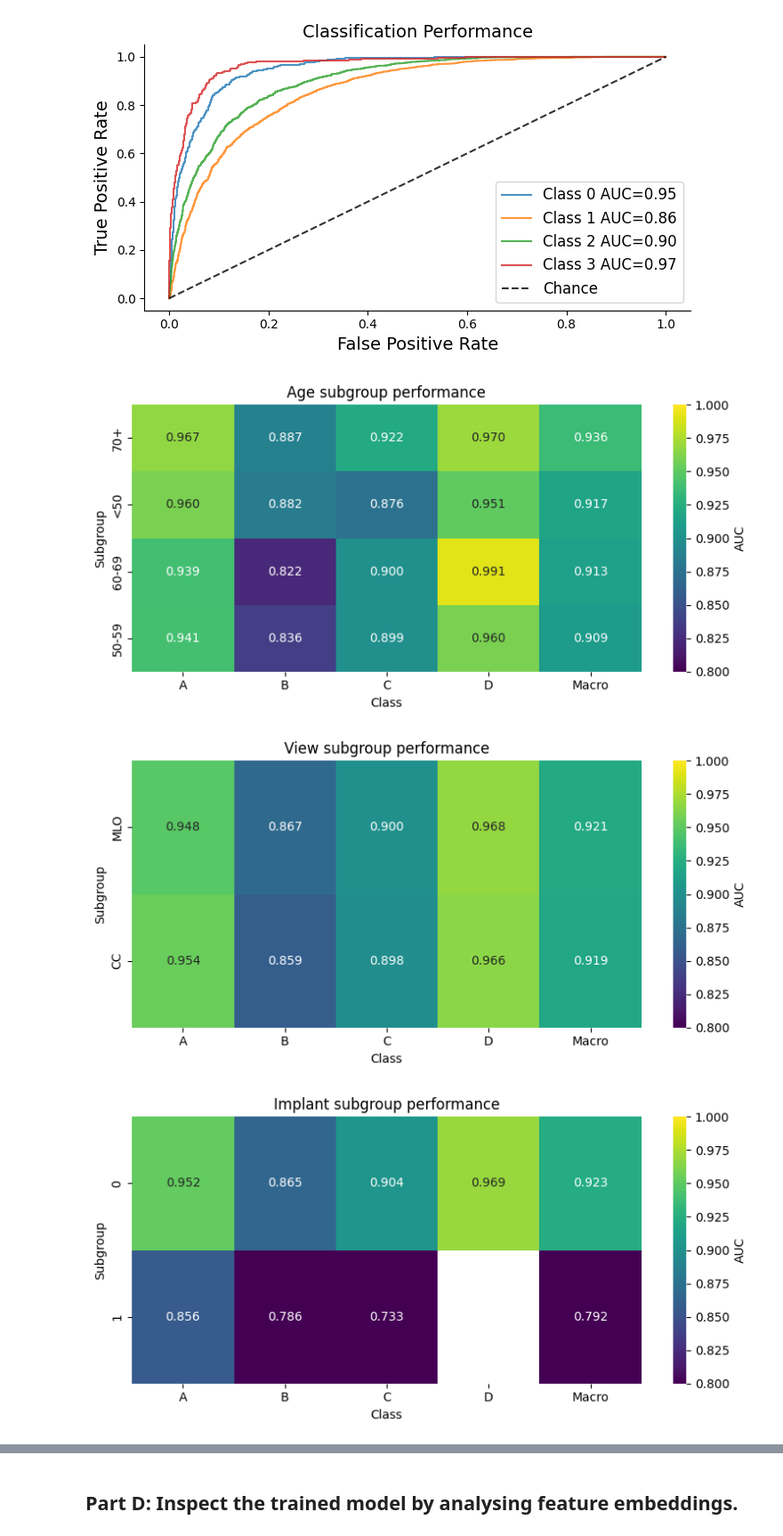
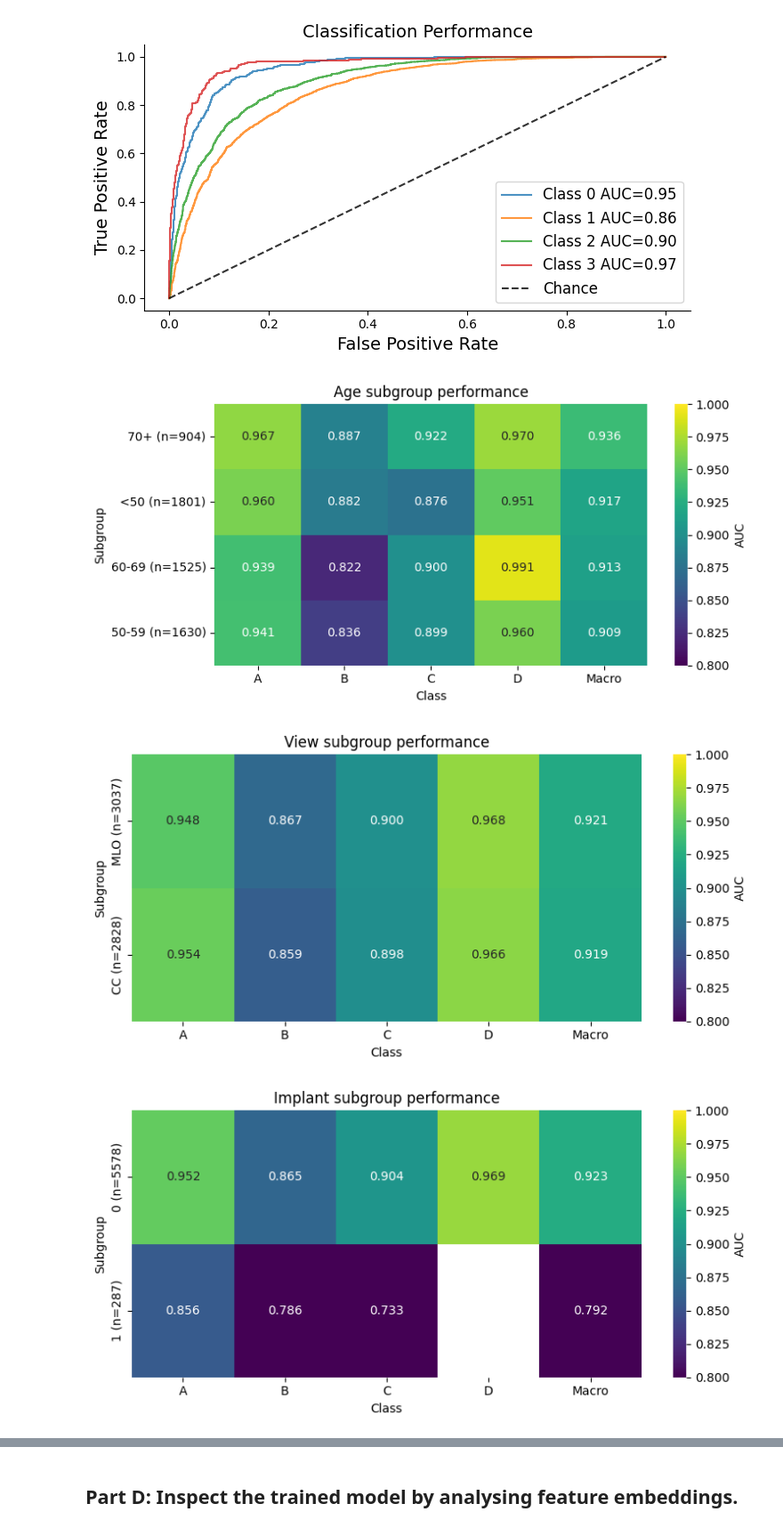
Before and after one commit to fedmand/Mammographic_Density_Prediction, a Jupyter notebook: coursework.ipynb, the cells around one changed output, grey strips where cells are left out. Shown at 89% size. Cells and saved outputs as stored; diff of their text form; code cells hidden in the pictures.

Commit message:
part D + plots + new-embeddings

```diff
--- a/coursework.ipynb
+++ b/coursework.ipynb
@@ -1502,6 +1502,10 @@ def plot_auc_heatmap(summary_df: pd.DataFrame, title: str):
     # Order rows by macro AUC (best at top)
     df_plot = df_plot.sort_values("macro_auc", ascending=False)
 
+    # build label with sample size (new column in the dataframe)
+    df_plot["group_label"] = (df_plot["group_value"].astype(str) +
+                              " (n=" + df_plot["n"].astype(int).astype(str) + ")" )
+
     # rename columns for plotting
     rename = {
         "auc_0": "A",
@@ -1515,39 +1519,39 @@ def plot_auc_heatmap(summary_df: pd.DataFrame, title: str):
     # Keep only the columns we want to display
     heatmap_cols = ["A", "B", "C", "D", "Macro"]
     # Set subgroup as index
-    df_plot = df_plot.set_index("group_value")
+    df_plot = df_plot.set_index("group_label")
 
     plt.figure(figsize=(8, 4))
 
     ax = sns.heatmap(
         df_plot[heatmap_cols],
         annot=True,
         fmt=".3f",
         cmap="viridis",
         vmin=0.80,   # adjust if needed based on your values
         vmax=1.00,
         cbar_kws={"label": "AUC"}
     )
 
     plt.title(title)
     plt.xlabel("Class")
     plt.ylabel("Subgroup")
 
     plt.tight_layout()
     plt.show()
 
 
 # summaries per attribute
 summary_age = subgroup_auc_table(df, "age_bin")
 summary_view = subgroup_auc_table(df, "view")
 summary_implant = subgroup_auc_table(df, "implant")
 summary_machineIDs = subgroup_auc_table(df, "machine_id", top_k=5)
 # plots
 plot_auc_heatmap(summary_age, "Age subgroup performance")
 plot_auc_heatmap(summary_view, "View subgroup performance")
 plot_auc_heatmap(summary_implant, "Implant subgroup performance")
 plot_auc_heatmap(summary_machineIDs, "5 Most common MachineIDs subgroup performance")
 # %% [output]
-[figure, old version]
+[figure, new version]
-[figure, old version]
+[figure, new version]
-[figure, old version]
+[figure, new version]
```
Also changed, not shown: parts of 19 cells of this notebook, 13 other files.
